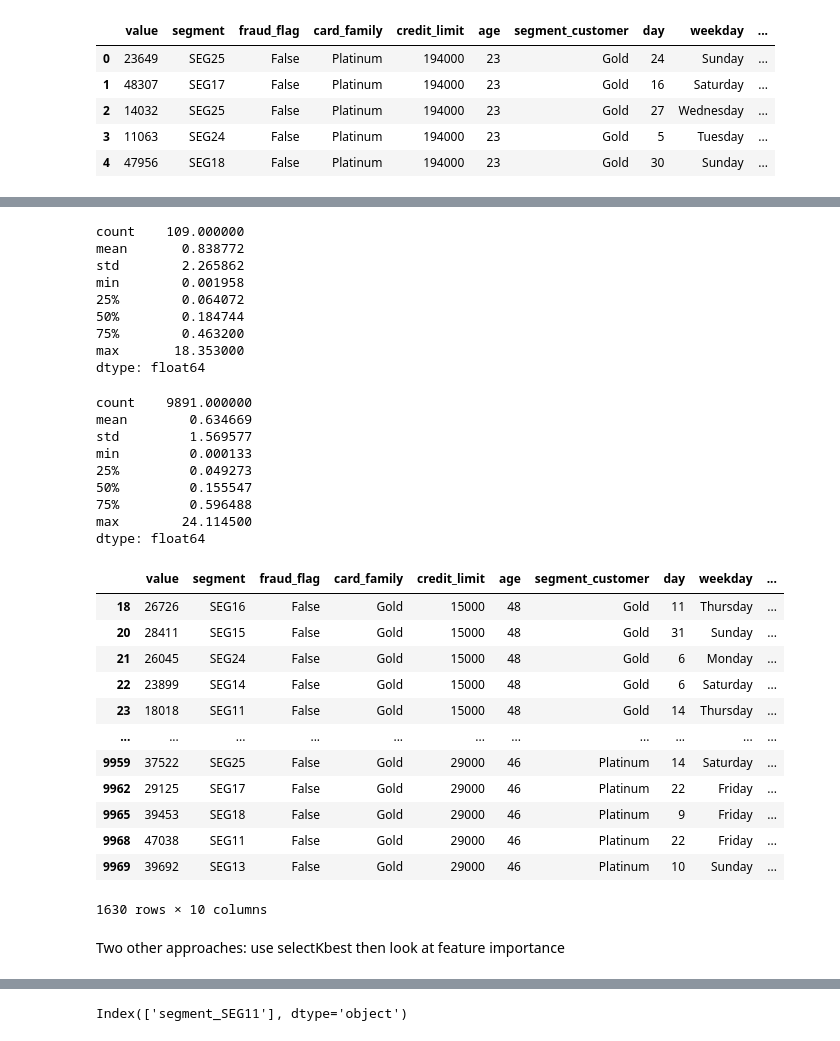
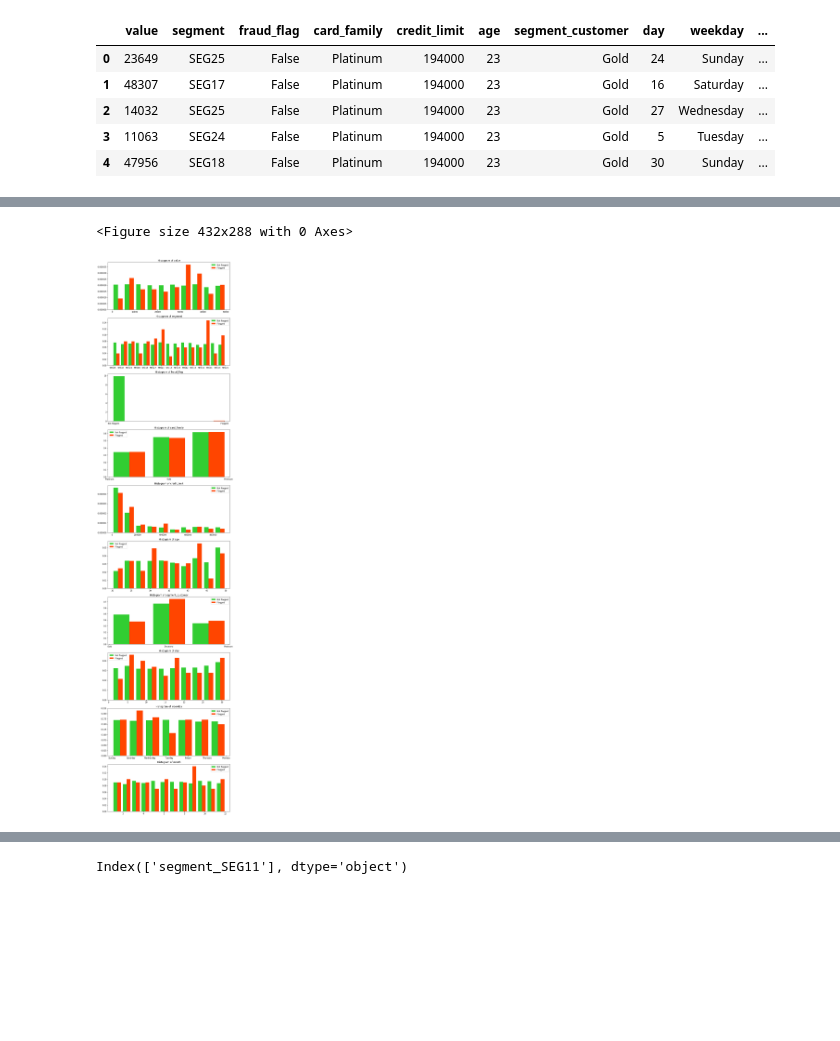
Before and after one commit to RenanNunes/data-intern-challenge, a Jupyter notebook: Case.ipynb, the cells around one changed output, grey strips where cells are left out. Drawn from its saved outputs; the diff is of its cells as text; code cells hidden in the pictures; blank space fills up the shorter version.

```diff
--- a/Case.ipynb
+++ b/Case.ipynb
@@ -373,42 +290,30 @@ plt.show()
-# %%
-(transactions_analysis[transactions_analysis.fraud_flag == True].value/transactions_analysis[transactions_analysis.fraud_flag == True].credit_limit).describe()
-# %% [output]
-count    109.000000
-mean       0.838772
-std        2.265862
-min        0.001958
-25%        0.064072
-50%        0.184744
-75%        0.463200
-max       18.353000
-dtype: float64
-# %%
-(transactions_analysis[transactions_analysis.fraud_flag == False].value/transactions_analysis[transactions_analysis.fraud_flag == False].credit_limit).describe()
-# %% [output]
-count    9891.000000
-mean        0.634669
-std         1.569577
-min         0.000133
-25%         0.049273
-50%         0.155547
-75%         0.596488
-max        24.114500
-dtype: float64
-# %%
-transactions_analysis[transactions_analysis.value/transactions_analysis.credit_limit > 1]
-# %% [output]
-|  | value | segment | fraud_flag | card_family | credit_limit | age | segment_customer | day | weekday | ... |
-| 18 | 26726 | SEG16 | False | Gold | 15000 | 48 | Gold | 11 | Thursday | ... |
-| 20 | 28411 | SEG15 | False | Gold | 15000 | 48 | Gold | 31 | Sunday | ... |
-| 21 | 26045 | SEG24 | False | Gold | 15000 | 48 | Gold | 6 | Monday | ... |
-| 22 | 23899 | SEG14 | False | Gold | 15000 | 48 | Gold | 6 | Saturday | ... |
-| 23 | 18018 | SEG11 | False | Gold | 15000 | 48 | Gold | 14 | Thursday | ... |
-| ... | ... | ... | ... | ... | ... | ... | ... | ... | ... | ... |
-| 9959 | 37522 | SEG25 | False | Gold | 29000 | 46 | Platinum | 14 | Saturday | ... |
-| 9962 | 29125 | SEG17 | False | Gold | 29000 | 46 | Platinum | 22 | Friday | ... |
-| 9965 | 39453 | SEG18 | False | Gold | 29000 | 46 | Platinum | 9 | Friday | ... |
-| 9968 | 47038 | SEG11 | False | Gold | 29000 | 46 | Platinum | 22 | Friday | ... |
-| 9969 | 39692 | SEG13 | False | Gold | 29000 | 46 | Platinum | 10 | Sunday | ... |
-1630 rows × 10 columns
-# %% [markdown]
-Two other approaches: use selectKbest then look at feature importance
+# %%
+plt.figure()
+columns = transactions_analysis.columns
+default_bin_size = transactions_analysis.select_dtypes('number').columns.drop('month')
+colors = ['limegreen', 'orangered']
+rows, cols = len(columns), 1
+fig, axs = plt.subplots(rows, cols, figsize=(cols*10, rows*4), squeeze=False)
+labels = ['Not flagged', 'Flagged']
+i, j = 0, 0
+for n in range(len(columns)):
+    axs[i, j].set_title('Histogram of %s'%columns[n])
+    if columns[n] == 'fraud_flag':
+        aux_fraud_hist = transactions_analysis[columns[n]].map({False: 'Not flagged', True: 'Flagged'})
+        axs[i, j].hist([aux_fraud_hist], density=True, color=colors[0])
+        axs[i, j].patches[-1].set_color(colors[1])
+    else:
+        if columns[n] in default_bin_size:
+            axs[i, j].hist([transactions_analysis[transactions_analysis.fraud_flag == False][columns[n]], transactions_analysis[transactions_analysis.fraud_flag == True][columns[n]]], density=True, label=labels, color=colors)
+        else:
+            axs[i, j].hist([transactions_analysis[transactions_analysis.fraud_flag == False][columns[n]], transactions_analysis[transactions_analysis.fraud_flag == True][columns[n]]], density=True, label=labels, bins=len(transactions_analysis[columns[n]].unique()), color=colors)
+        axs[i, j].legend(loc='best')
+    i, j = (i + 1, 0) if (n+1) % cols == 0 else (i, j + 1)
+for n2 in range(n+1, rows*cols):
+    fig.delaxes(axs[i, j])
+    i, j = (i + 1, 0) if (n2+1) % cols == 0 else (i, j + 1)
+fig.tight_layout()
+plt.show()
+# %% [output]
+<Figure size 432x288 with 0 Axes>
+[figure, added]
```
Also changed, not shown: parts of 30 cells of this notebook.
